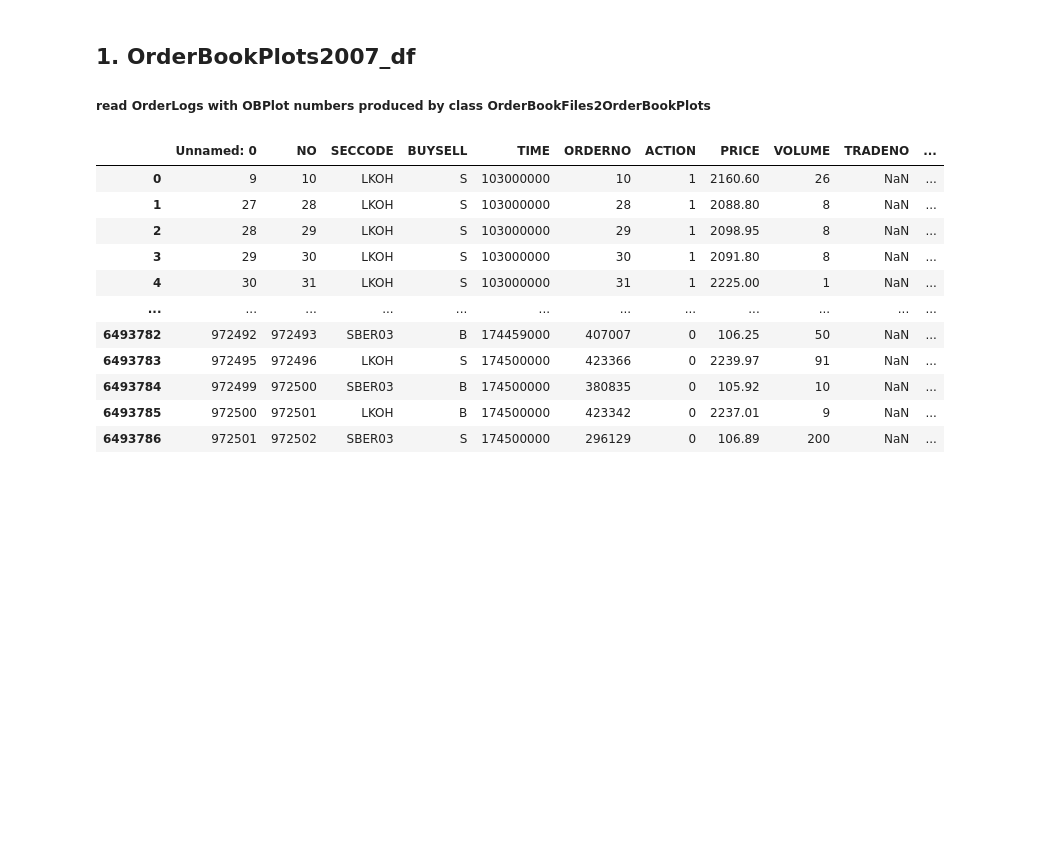
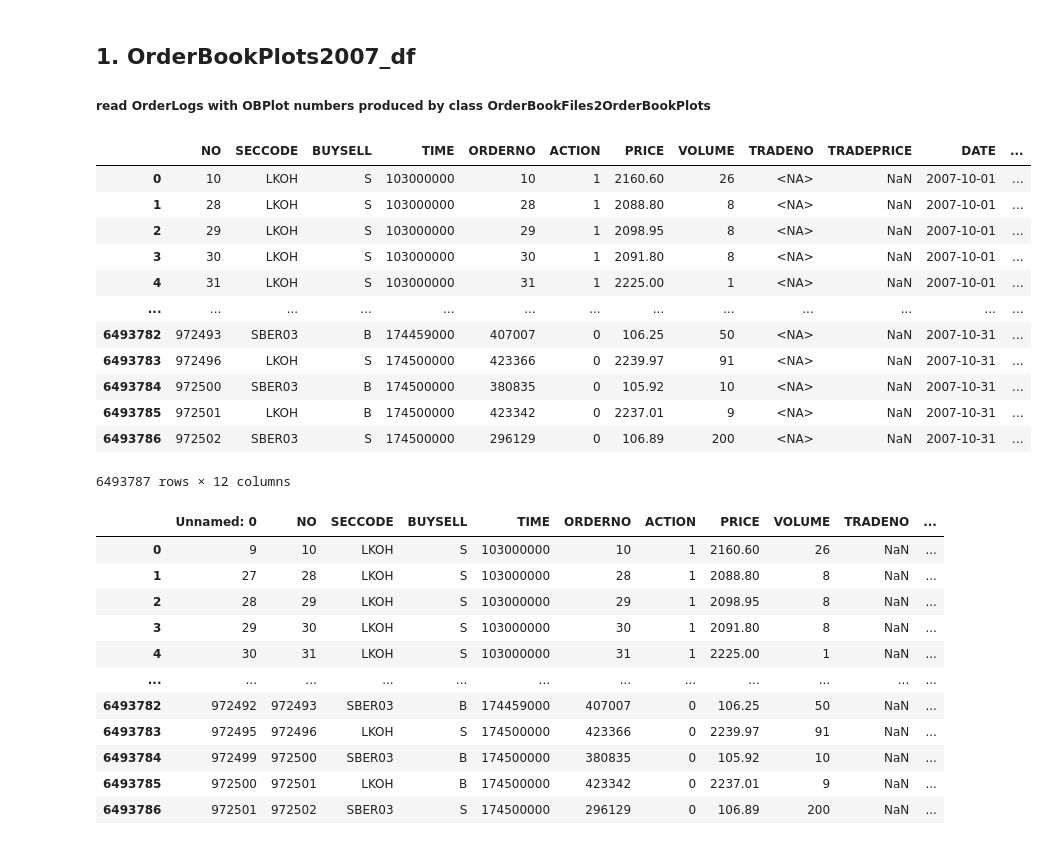
Before and after one commit to leonid-tkach/order-book-plot-find, a Jupyter notebook: OBPlots_Attributes.ipynb, the cells around one changed output. Cells and saved outputs as stored; diff of their text form; code cells hidden in the pictures; blank space fills up the shorter version.

Commit message:
TRADENO:pd.Int64Dtype() in LKOH_SBER_GMKN_2007_10.csv

```diff
--- a/OBPlots_Attributes.ipynb
+++ b/OBPlots_Attributes.ipynb
@@ -17,3 +17,34 @@ import matplotlib.pyplot as plt
 # %% [markdown]
 ## 1. OrderBookPlots2007_df
 ##### read OrderLogs with OBPlot numbers produced by class OrderBookFiles2OrderBookPlots
+# %%
+temp_df = pd.read_csv('./resources/LKOH_SBER_GMKN_2007_10.csv')
+temp_df.drop(['Unnamed: 0'], axis=1, inplace=True)
+temp_df = temp_df.astype({"NO":"int",
+                          "SECCODE":"string",
+                          "BUYSELL":"string",
+                          "TIME":"string",
+                          "ORDERNO":"int",
+                          "ACTION":"int",
+                          "PRICE":"float",
+                          "VOLUME":"int",
+                          "TRADENO":pd.Int64Dtype(),
+                          "TRADEPRICE":"float",
+                          "DATE":"string",
+                          "OBPLOTNO":"int"
+                         })
+temp_df
+# %% [output]
+|  | NO | SECCODE | BUYSELL | TIME | ORDERNO | ACTION | PRICE | VOLUME | TRADENO | TRADEPRICE | DATE | ... |
+| 0 | 10 | LKOH | S | 103000000 | 10 | 1 | 2160.60 | 26 | <NA> | NaN | 2007-10-01 | ... |
+| 1 | 28 | LKOH | S | 103000000 | 28 | 1 | 2088.80 | 8 | <NA> | NaN | 2007-10-01 | ... |
+| 2 | 29 | LKOH | S | 103000000 | 29 | 1 | 2098.95 | 8 | <NA> | NaN | 2007-10-01 | ... |
+| 3 | 30 | LKOH | S | 103000000 | 30 | 1 | 2091.80 | 8 | <NA> | NaN | 2007-10-01 | ... |
+| 4 | 31 | LKOH | S | 103000000 | 31 | 1 | 2225.00 | 1 | <NA> | NaN | 2007-10-01 | ... |
+| ... | ... | ... | ... | ... | ... | ... | ... | ... | ... | ... | ... | ... |
+| 6493782 | 972493 | SBER03 | B | 174459000 | 407007 | 0 | 106.25 | 50 | <NA> | NaN | 2007-10-31 | ... |
+| 6493783 | 972496 | LKOH | S | 174500000 | 423366 | 0 | 2239.97 | 91 | <NA> | NaN | 2007-10-31 | ... |
+| 6493784 | 972500 | SBER03 | B | 174500000 | 380835 | 0 | 105.92 | 10 | <NA> | NaN | 2007-10-31 | ... |
+| 6493785 | 972501 | LKOH | B | 174500000 | 423342 | 0 | 2237.01 | 9 | <NA> | NaN | 2007-10-31 | ... |
+| 6493786 | 972502 | SBER03 | S | 174500000 | 296129 | 0 | 106.89 | 200 | <NA> | NaN | 2007-10-31 | ... |
+6493787 rows × 12 columns
```
Also changed, not shown: parts of 3 cells of this notebook, 2 other files.
